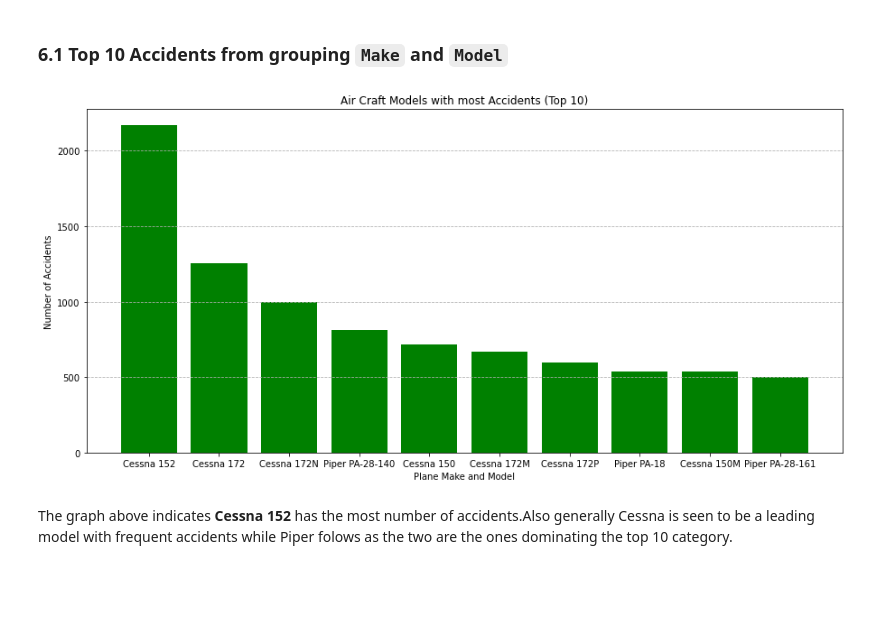
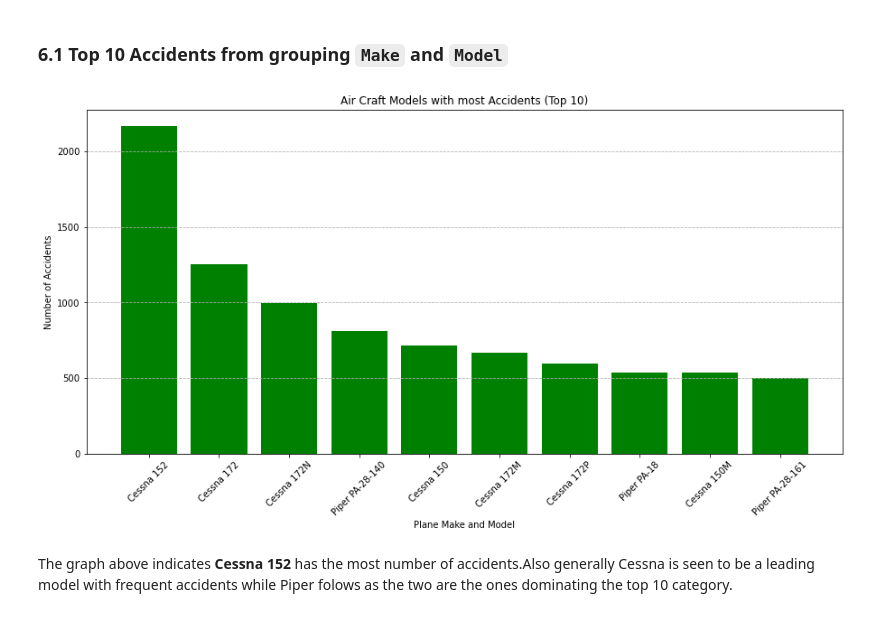
Before and after one commit to Muthonikiboi/Risk-Analysis-for-Safe-Aircraft-Investment, a Jupyter notebook: index.ipynb, the cells around one changed output. Drawn from its saved outputs; the diff is of its cells as text; code cells hidden in the pictures; blank space fills up the shorter version.

```diff
--- a/index.ipynb
+++ b/index.ipynb
@@ -388,16 +459,17 @@ https://matplotlib.org/stable/gallery/index.html
 # %%
 #Create a new colimn with both make and model
 makeModel['Make Model'] = makeModel['Make'] + " " + makeModel['Model']
 
 plt.figure(figsize=(15,7))
 plt.bar(makeModel['Make Model'],makeModel['No of Accidents'], color = 'green')
 plt.xlabel('Plane Make and Model')
 plt.ylabel('Number of Accidents')
+plt.xticks(rotation=45)
 plt.title('Air Craft Models with most Accidents (Top 10)')
 plt.grid(axis='y', linestyle='--')
 plt.show()
 # %% [output]
-[figure, old version]
+[figure, new version]
 # %% [markdown]
 The graph above indicates **Cessna 152** has the most number of accidents.Also generally Cessna is seen to be a leading model with frequent accidents while Piper folows as the two are the ones dominating the top 10 category.
 # %% [markdown]
```
Also changed, not shown: parts of 22 cells of this notebook, 4 other files.
